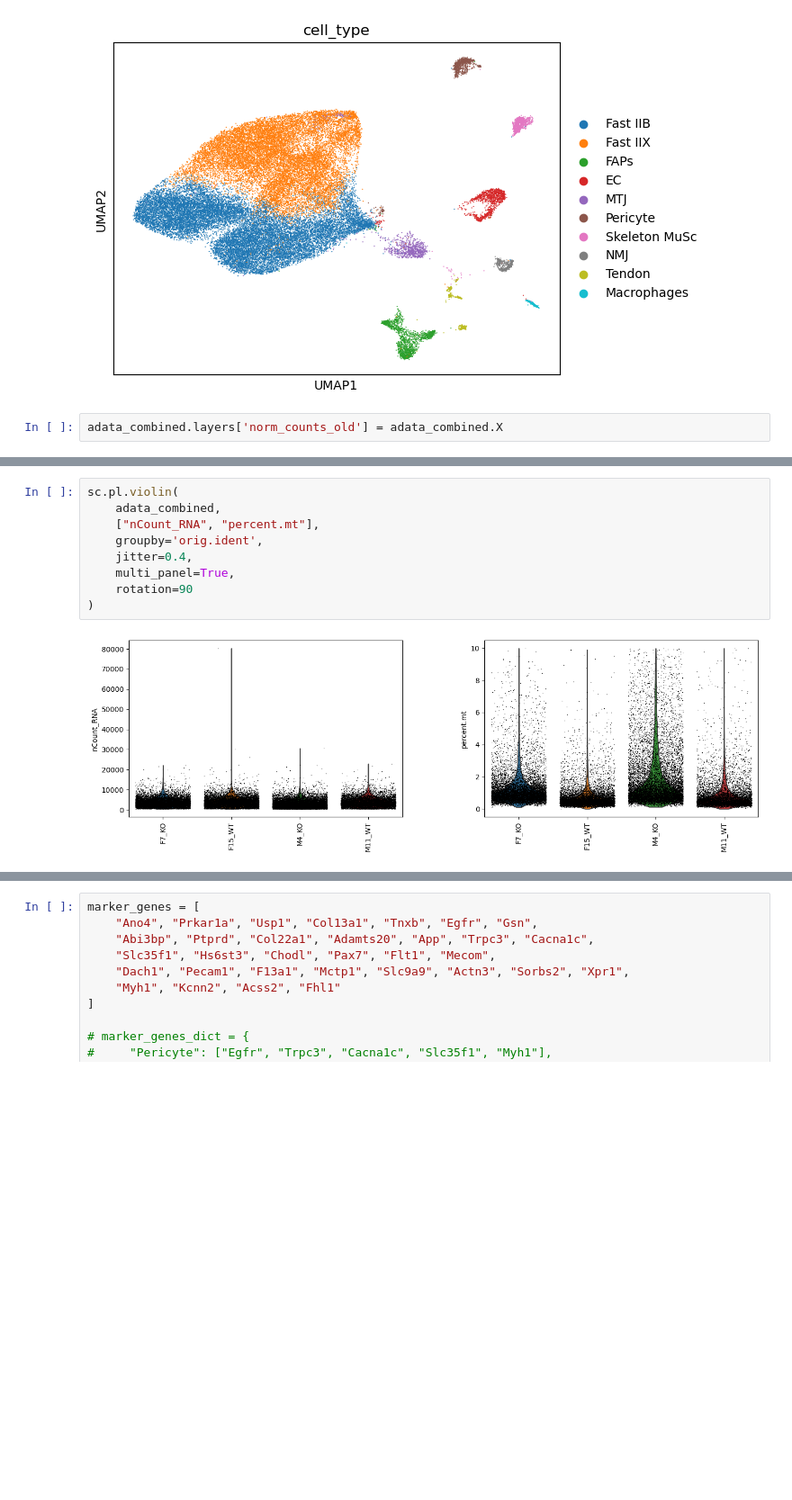
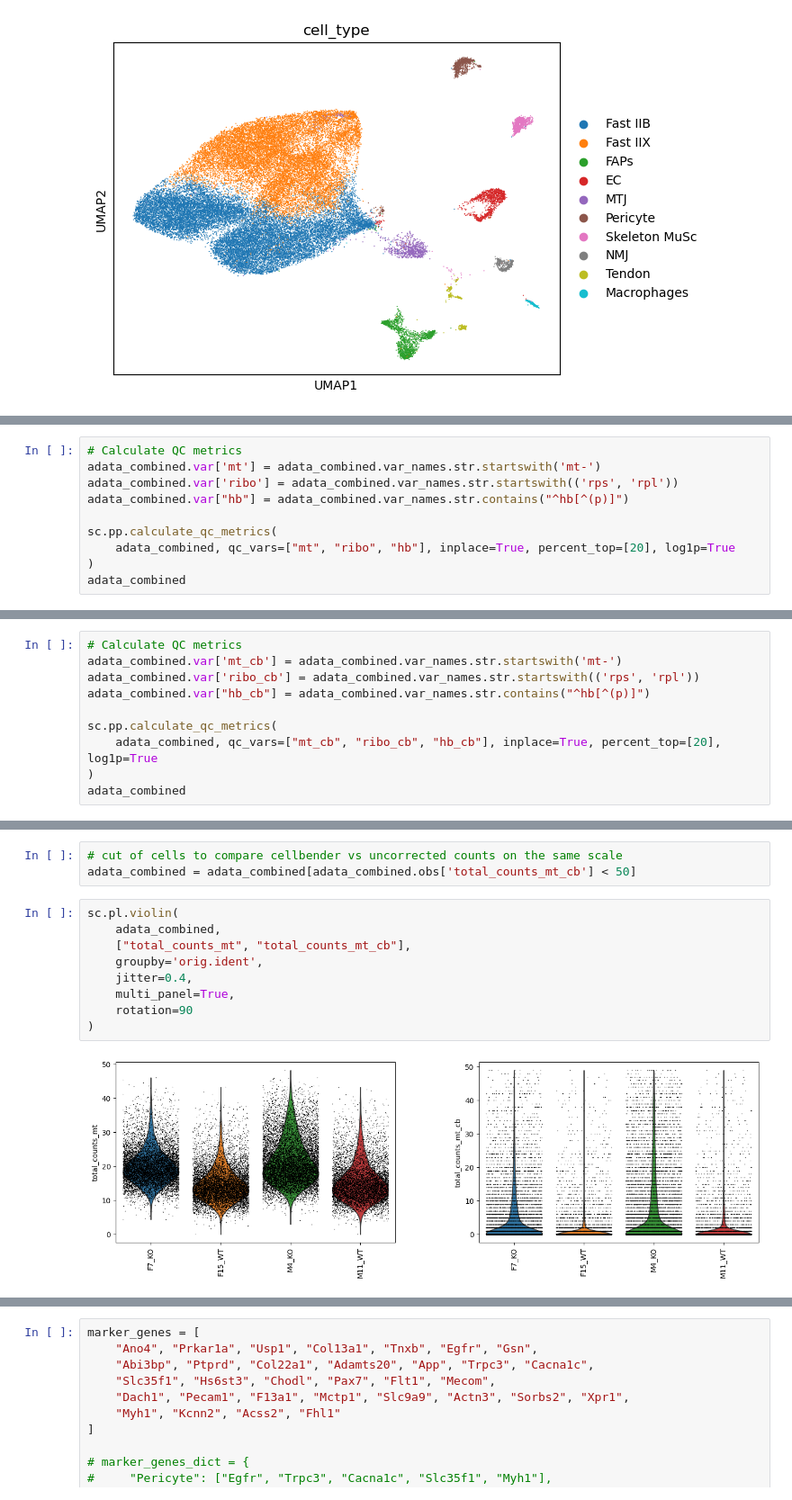
Before and after one commit to akanksha-sachan/TA_muscle_ageing, a Jupyter notebook: py_scripts/preproc/ref_preproc.ipynb, the cells around one changed output, grey strips where cells are left out. Shown at 90% size. Saved outputs shown, nothing was run; the diff lists cells and outputs as text; blank space fills up the shorter version.

Commit message:
compared the mt distribution with the uncorrected counts cells, on the same scale

```diff
--- a/py_scripts/preproc/ref_preproc.ipynb
+++ b/py_scripts/preproc/ref_preproc.ipynb
@@ -186,5 +186,3 @@ sc.pl.umap(adata_combined, color=['cell_type'], show=False)
 # %% [output]
 <Axes: title={'center': 'cell_type'}, xlabel='UMAP1', ylabel='UMAP2'>
 [figure]
-# %%
-adata_combined.layers['norm_counts_old'] = adata_combined.X
@@ -190,0 +202,10 @@ adata_combined.layers['norm_counts_old'] = adata_combined.X
+# %%
+# Calculate QC metrics
+adata_combined.var['mt'] = adata_combined.var_names.str.startswith('mt-')
+adata_combined.var['ribo'] = adata_combined.var_names.str.startswith(('rps', 'rpl'))
+adata_combined.var["hb"] = adata_combined.var_names.str.contains("^hb[^(p)]")
+
+sc.pp.calculate_qc_metrics(
+    adata_combined, qc_vars=["mt", "ribo", "hb"], inplace=True, percent_top=[20], log1p=True
+)
+adata_combined
@@ -201,0 +223,10 @@ print(adata_combined.X.mean())
+# %%
+# Calculate QC metrics
+adata_combined.var['mt_cb'] = adata_combined.var_names.str.startswith('mt-')
+adata_combined.var['ribo_cb'] = adata_combined.var_names.str.startswith(('rps', 'rpl'))
+adata_combined.var["hb_cb"] = adata_combined.var_names.str.contains("^hb[^(p)]")
+
+sc.pp.calculate_qc_metrics(
+    adata_combined, qc_vars=["mt_cb", "ribo_cb", "hb_cb"], inplace=True, percent_top=[20], log1p=True
+)
+adata_combined
@@ -202,11 +242,14 @@ print(adata_combined.X.mean())
+# %%
+# cut of cells to compare cellbender vs uncorrected counts on the same scale
+adata_combined = adata_combined[adata_combined.obs['total_counts_mt_cb'] < 50]
 # %%
 sc.pl.violin(
     adata_combined,
-    ["nCount_RNA", "percent.mt"],
+    ["total_counts_mt", "total_counts_mt_cb"],
     groupby='orig.ident',
     jitter=0.4,
     multi_panel=True,
     rotation=90
 )
 # %% [output]
-[figure, old version]
+[figure, new version]
```
Also changed, not shown: parts of 9 cells of this notebook, 1 other file.
